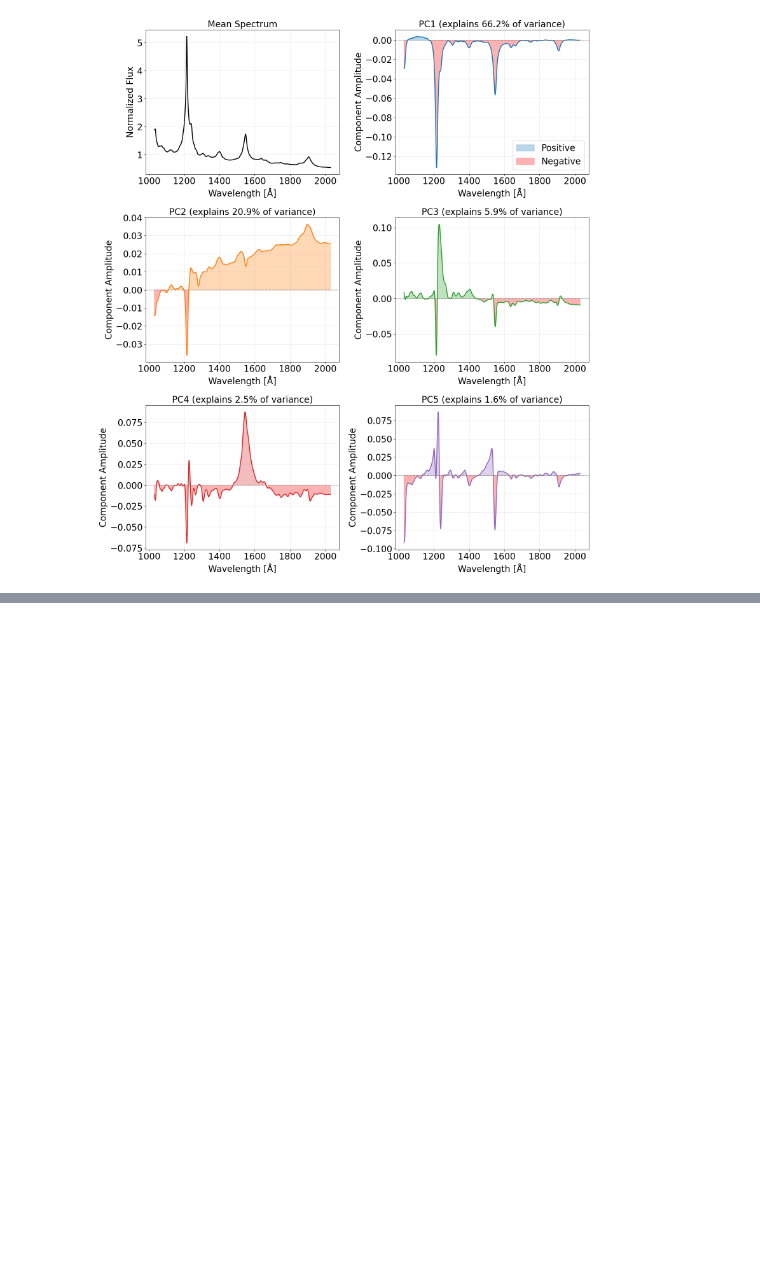
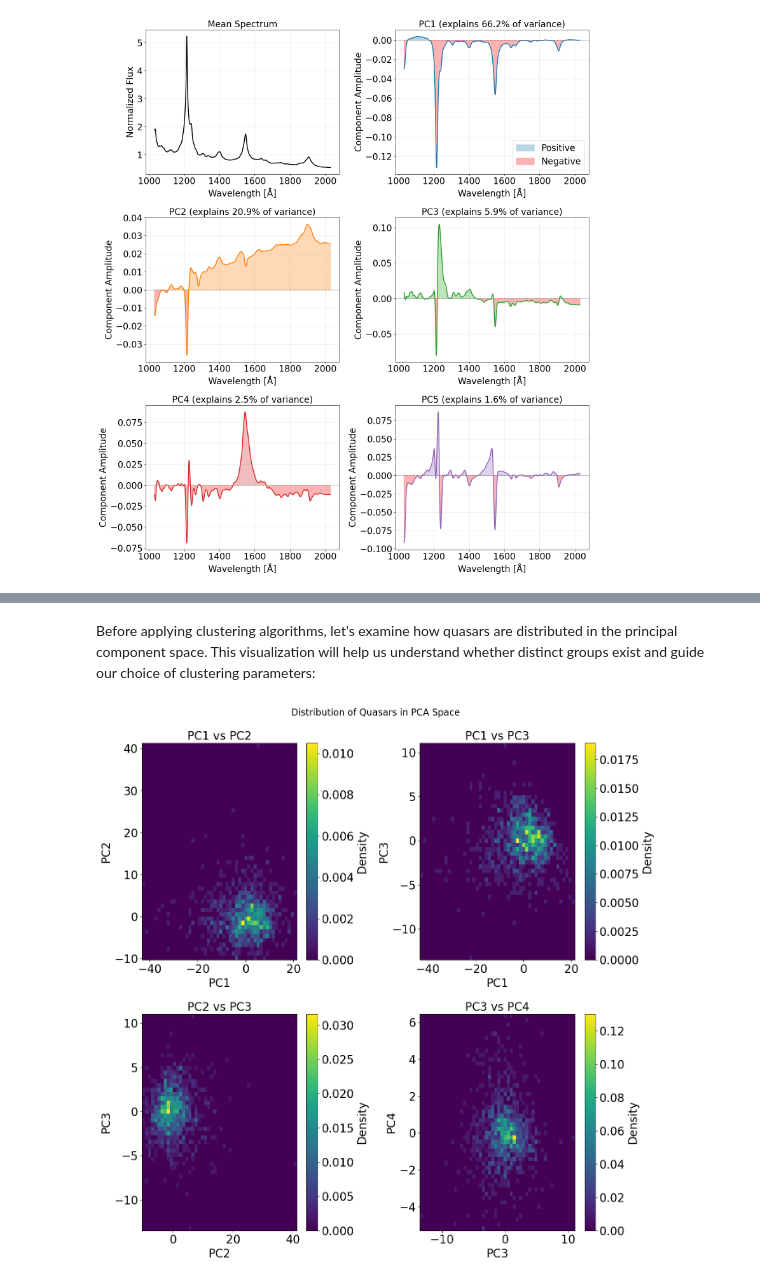
Before and after one commit to anjo233/STATML_Learn, a Jupyter notebook: tutorial_chapter_11b.ipynb, the cells around one changed output, grey strips where cells are left out. Drawn from its saved outputs; the diff is of its cells as text; code cells hidden in the pictures; blank space fills up the shorter version.

```diff
--- a/tutorial_chapter_11b.ipynb
+++ b/tutorial_chapter_11b.ipynb
@@ -933,0 +501,16 @@ The techniques developed here—PCA for dimensionality reduction, GMM for distri
+# %%
+# Choose number of components based on our variance analysis
+n_components_pca = 8  # Captures 99.9% of variance
+
+# Project all spectra onto the principal components
+X_centered = X - X_mean
+X_pca = X_centered @ components[:n_components_pca].T
+
+print(f"Original data shape: {X.shape}")
+print(f"PCA-transformed data shape: {X_pca.shape}")
+print(f"Compression ratio: {X.shape[1] / n_components_pca:.1f}×")
+
+# Calculate some statistics in PCA space
+print(f"\nPCA coefficient statistics:")
+for i in range(min(4, n_components_pca)):
+    print(f"  PC{i+1}: mean = {np.mean(X_pca[:, i]):.3f}, std = {np.std(X_pca[:, i]):.3f}")
@@ -933,0 +527,25 @@ The techniques developed here—PCA for dimensionality reduction, GMM for distri
+# %% [markdown]
+Before applying clustering algorithms, let's examine how quasars are distributed in the principal component space. This visualization will help us understand whether distinct groups exist and guide our choice of clustering parameters:
+# %%
+# Visualize the distribution in the first few PC dimensions
+fig, axes = plt.subplots(2, 2, figsize=(14, 14))
+
+# Plot 2D projections of the first 4 components
+pc_pairs = [(0, 1), (0, 2), (1, 2), (2, 3)]
+pc_labels = ['PC1', 'PC2', 'PC3', 'PC4']
+
+for ax, (pc1, pc2) in zip(axes.ravel(), pc_pairs):
+    # Create 2D histogram
+    hist = ax.hist2d(X_pca[:, pc1], X_pca[:, pc2],
+                     bins=50, cmap='viridis', density=True)
+    plt.colorbar(hist[3], ax=ax, label='Density')
+
+    ax.set_xlabel(pc_labels[pc1])
+    ax.set_ylabel(pc_labels[pc2])
+    ax.set_title(f'{pc_labels[pc1]} vs {pc_labels[pc2]}')
+
+plt.suptitle('Distribution of Quasars in PCA Space', fontsize=16)
+plt.tight_layout()
+plt.show()
+# %% [output]
+[figure, added]
```
Also changed, not shown: parts of 73 cells of this notebook, 1 other file.
